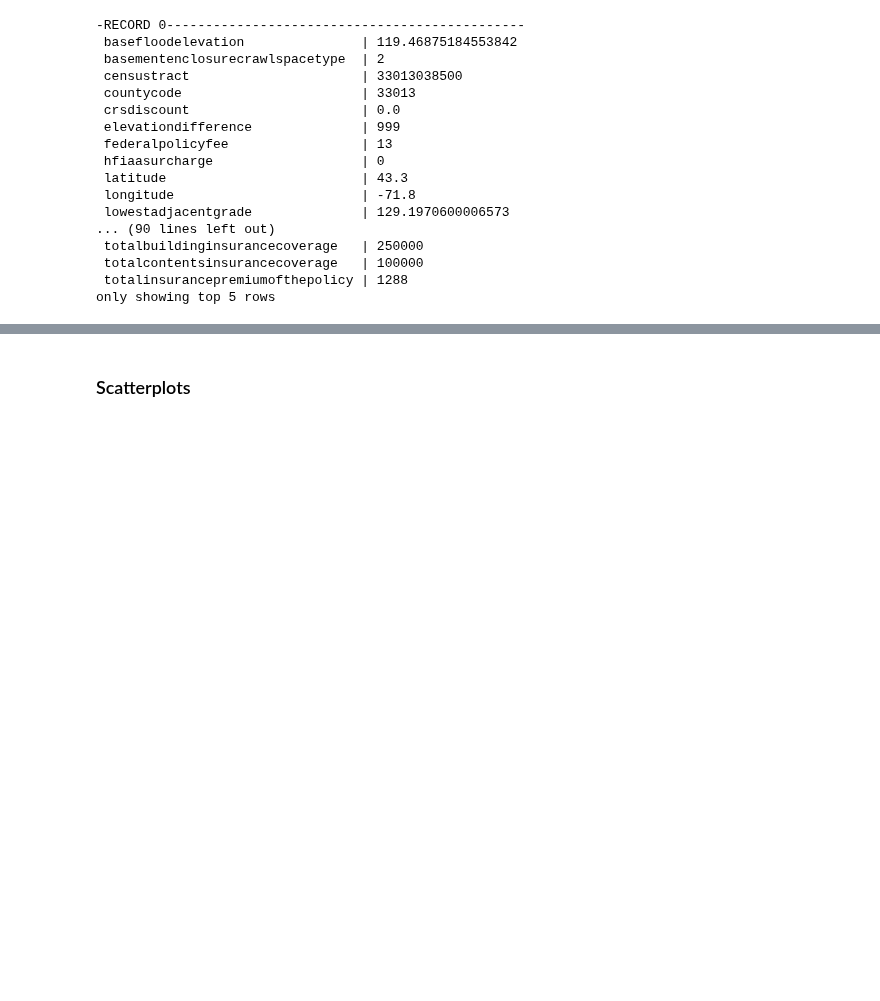
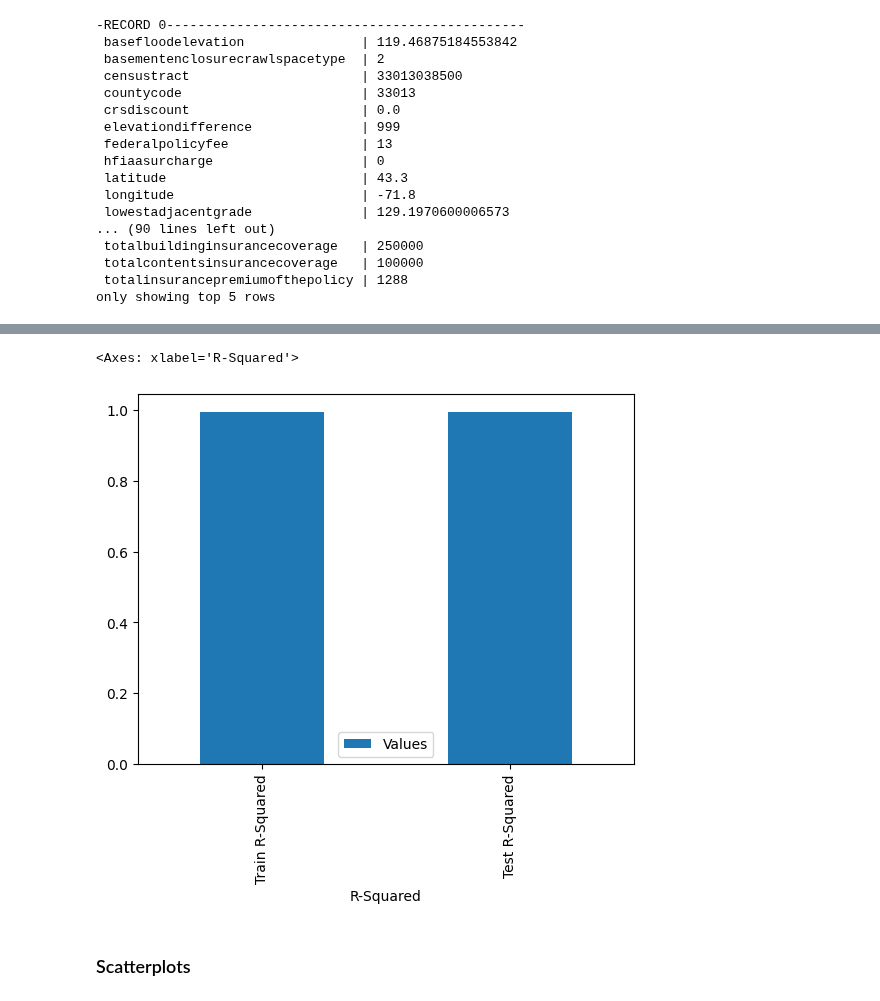
Before and after one commit to jshiah/dsc232r_group_project, a Jupyter notebook: pyspark.ipynb, the cells around one changed output, grey strips where cells are left out. Saved outputs shown, nothing was run; the diff lists cells and outputs as text; code cells hidden in the pictures; blank space fills up the shorter version.

```diff
--- a/pyspark.ipynb
+++ b/pyspark.ipynb
@@ -756,3 +781,11 @@ df_barplot.plot.bar(x = 'R-squared', y = 'R-squared Values')
+# %%
+# Milestone 3: Bar plot with R-squared values, comparing train and test data
+# To answer Question 4: "Where does your model fit in the fitting graph?"
+df_barplot = pd.DataFrame({'R-Squared': ['Train R-Squared', 'Test R-Squared'], 'Values': [0.995, 0.995]})
+df_barplot.plot.bar(x = 'R-Squared', y = 'Values')
+# %% [output]
+<Axes: xlabel='R-Squared'>
+[figure, added]
 # %% [markdown]
 ### Scatterplots
 # %%
```
Also changed, not shown: parts of 35 cells of this notebook.
